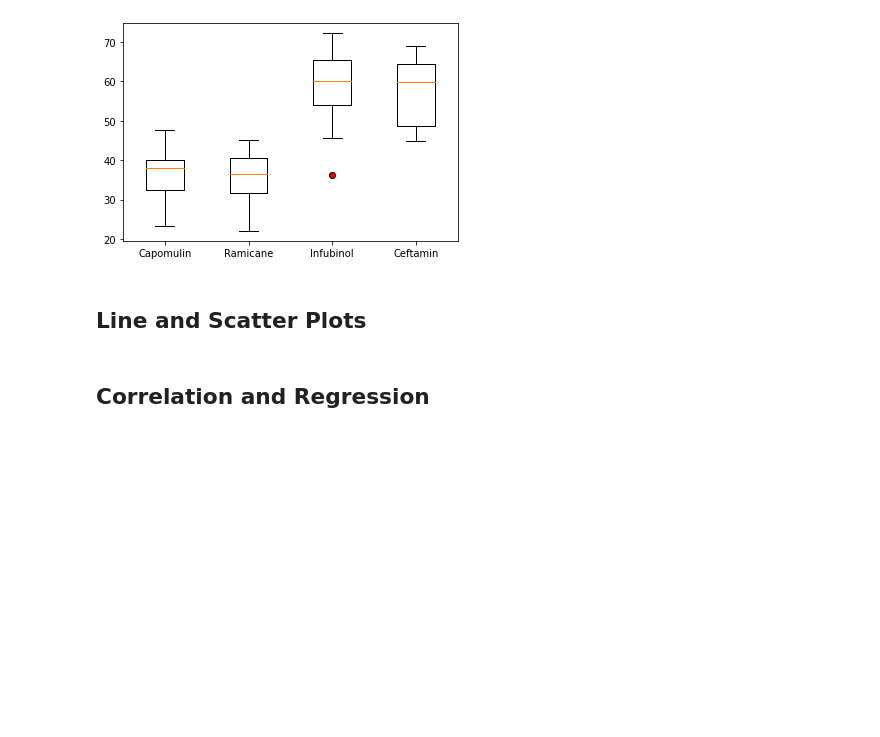
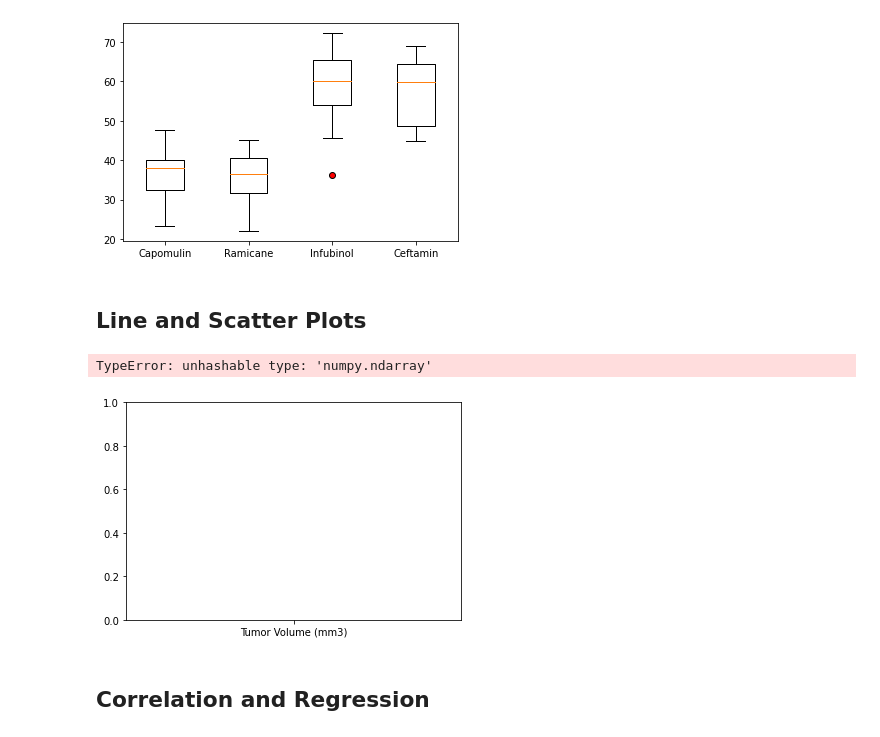
Before and after one commit to krfennel/matplotlib---challenge, a Jupyter notebook: 05-Matplotlib/Instructions/Pymaceuticals/pymaceuticals_starter.ipynb, the cells around one changed output. Saved outputs shown, nothing was run; the diff lists cells and outputs as text; code cells hidden in the pictures; blank space fills up the shorter version.

Commit message:
Line Chart

```diff
--- a/05-Matplotlib/Instructions/Pymaceuticals/pymaceuticals_starter.ipynb
+++ b/05-Matplotlib/Instructions/Pymaceuticals/pymaceuticals_starter.ipynb
@@ -285,6 +285,15 @@ plt.show()
 ## Line and Scatter Plots
 # %%
 # Generate a line plot of tumor volume vs. time point for a mouse treated with Capomulin
+x1 = "Tumor Volume (mm3)"
+y1 = last_timepoint
+plt.plot(x1, y1, label ="line 1")
+plt.xlabel('Timepoints(Days)')
+plt.ylabel('tumor_volume (mm3)')
+plt.show()
+# %% [output]
+TypeError: unhashable type: 'numpy.ndarray'
+[figure, added]
 # %%
 # Generate a scatter plot of average tumor volume vs. mouse weight for the Capomulin regimen
 # %% [markdown]
```
